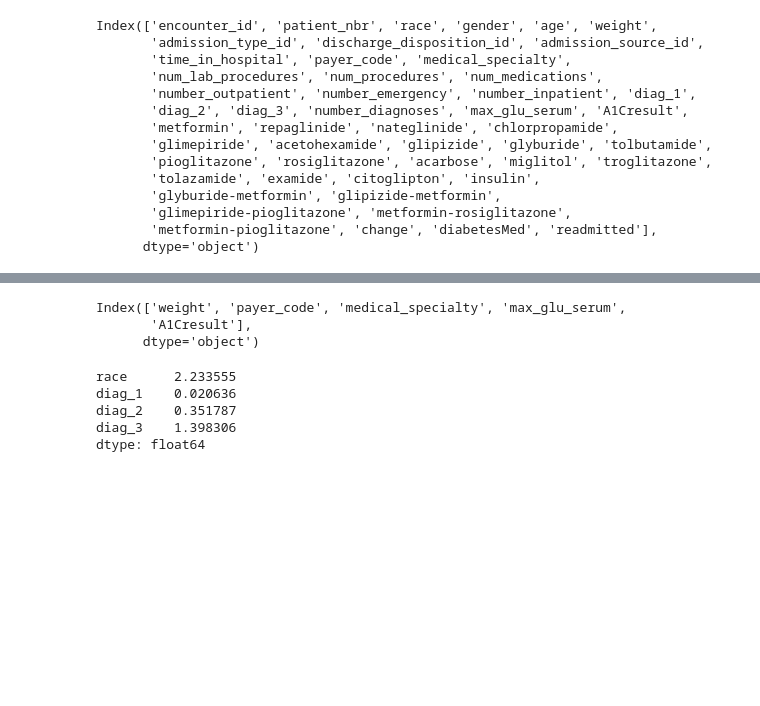
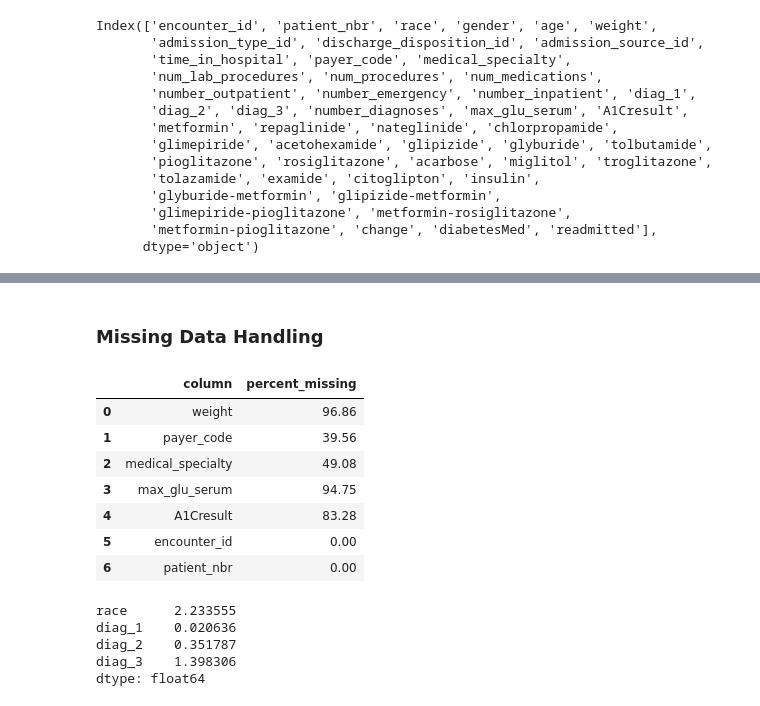
Before and after one commit to RayofData/30-Day-Hospital-Readmission-Analysis, a Jupyter notebook: EDA.ipynb, the cells around one changed output, grey strips where cells are left out. Drawn from its saved outputs; the diff is of its cells as text; code cells hidden in the pictures; blank space fills up the shorter version.

```diff
--- a/EDA.ipynb
+++ b/EDA.ipynb
@@ -52,18 +70,37 @@ diabetic_df.head()
 | 2 | 64410 | 86047875 | AfricanAmerican | Female | [20-30) | NaN | 1 | ... |
 | 3 | 500364 | 82442376 | Caucasian | Male | [30-40) | NaN | 1 | ... |
 | 4 | 16680 | 42519267 | Caucasian | Male | [40-50) | NaN | 1 | ... |
+# %% [markdown]
+### Missing Data Handling
 # %%
-na_perc = diabetic_df.isna().mean() * 100
+na_perc = dirty_df.isna().mean() * 100
 
-remove_col = na_perc[na_perc > 35].index
+remove_col = na_perc[na_perc > 35].index.tolist() + ["encounter_id", "patient_nbr"]
 
-diabetic_df = diabetic_df.drop(columns=remove_col).copy()
+dropped_col_table = (
+    na_perc.reindex(remove_col)
+    .fillna(0)
+    .round(2)
+    .reset_index()
+)
 
-remove_col
+dropped_col_table.columns = ["column", "percent_missing"]
+
+diabetic_df = dirty_df.drop(
+    columns=remove_col,
+    errors="ignore"
+).copy()
+
+dropped_col_table
 # %% [output]
-Index(['weight', 'payer_code', 'medical_specialty', 'max_glu_serum',
-       'A1Cresult'],
-      dtype='object')
+|  | column | percent_missing |
+| 0 | weight | 96.86 |
+| 1 | payer_code | 39.56 |
+| 2 | medical_specialty | 49.08 |
+| 3 | max_glu_serum | 94.75 |
+| 4 | A1Cresult | 83.28 |
+| 5 | encounter_id | 0.00 |
+| 6 | patient_nbr | 0.00 |
 # %%
 na_col = na_perc[(na_perc > 0) & (na_perc < 35)]
 
```
Also changed, not shown: parts of 32 cells of this notebook.
